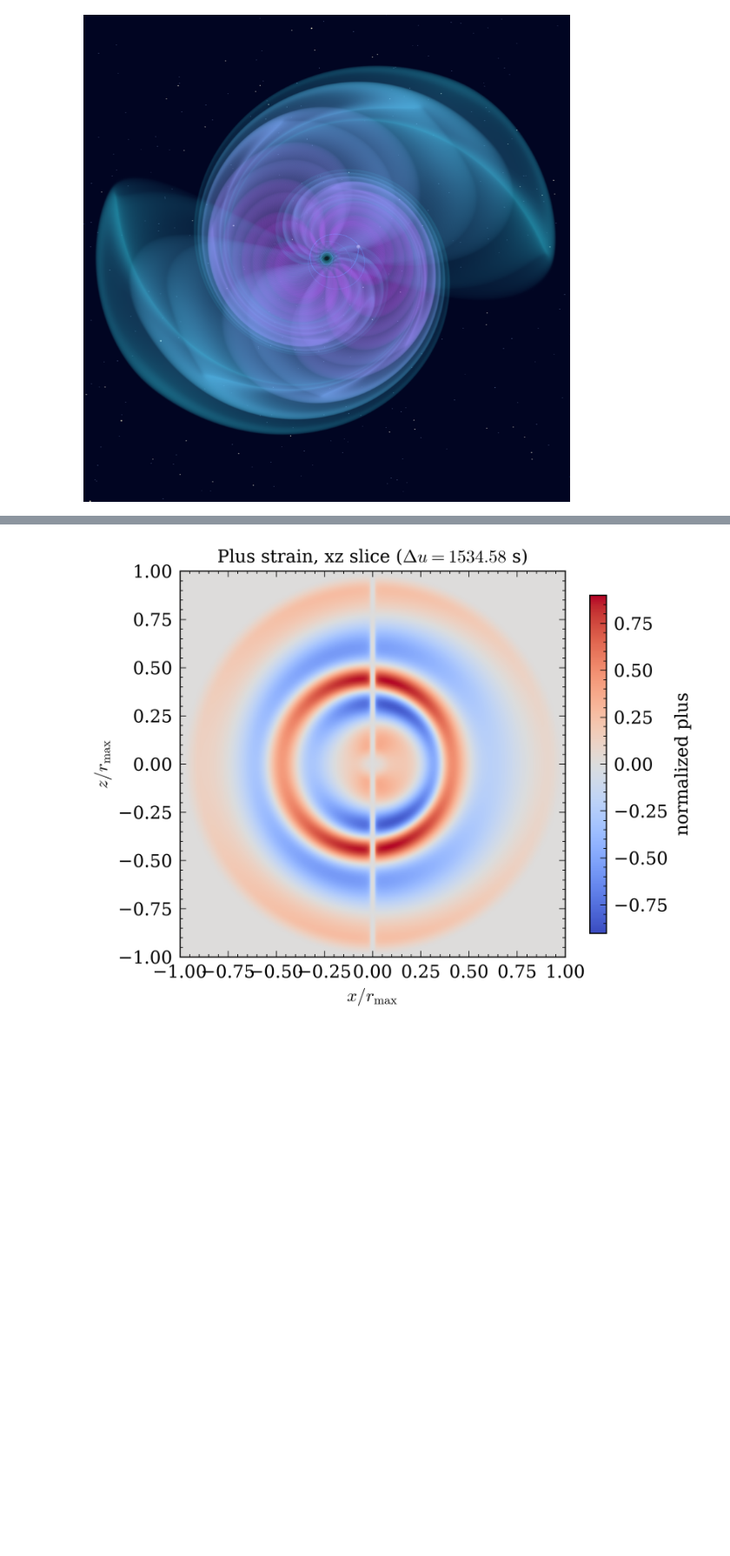
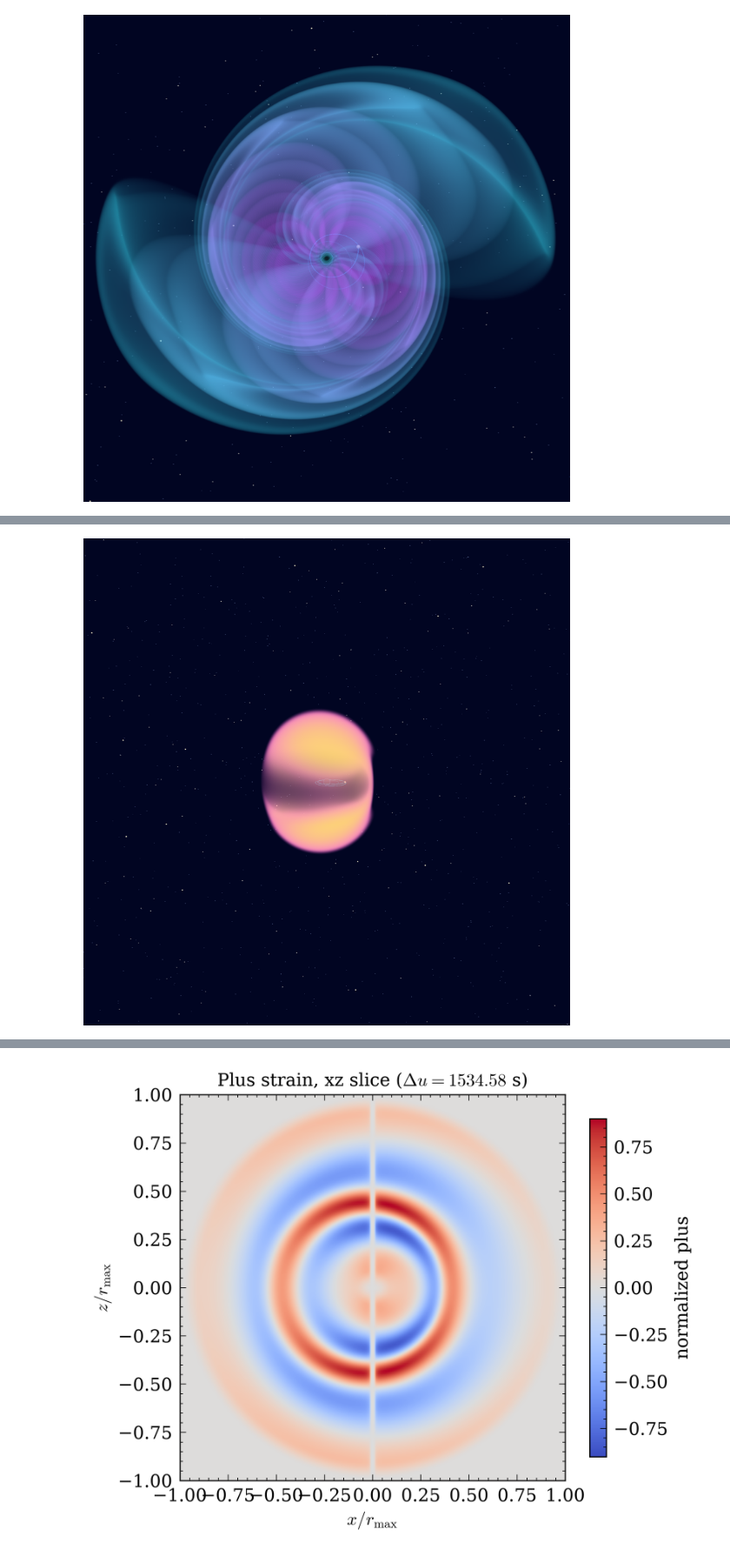
Before and after one commit to bleather/FEWview, a Jupyter notebook: examples/tutorial.ipynb, the cells around one changed output, grey strips where cells are left out. Shown at 87% size. Cells and saved outputs as stored; diff of their text form; code cells hidden in the pictures; blank space fills up the shorter version.

Commit message:
Changed default flux parameters and added flux example.

```diff
--- a/examples/tutorial.ipynb
+++ b/examples/tutorial.ipynb
@@ -160 +172,27 @@ Widget(value='<iframe src="http://localhost:58438/index.html?ui=P_0x1c118d610_0&
+# %%
+flux_still = fv.render_mode_frame(
+    waveform,
+    screenshot="fewview-tutorial-flux.png",
+    max_delay=max_delay,
+    frame_time=end,
+    waveform_start_time=end - 8 * period,
+    waveform_end_time=end,
+    resolution=200,
+    component="energy_flux",
+    opacity_profile="flux",
+    color_scheme="plasma",
+    presentation="shells_dramatic",
+    color_exposure=2.2,
+    camera_view="oblique",
+    camera_zoom=0.62,
+    smooth_sigma=0.7,
+    inner_window_fraction=0.10,
+    outer_window_fraction=0.10,
+    trajectory_color="#00e0ff",
+    show_waveform=False,
+    window_size=(900, 900),
+)
+display(Image(filename="fewview-tutorial-flux.png"))
+# %% [output]
+[figure, added]
 # %% [markdown]
```
Also changed, not shown: parts of 5 cells of this notebook, 7 other files.
